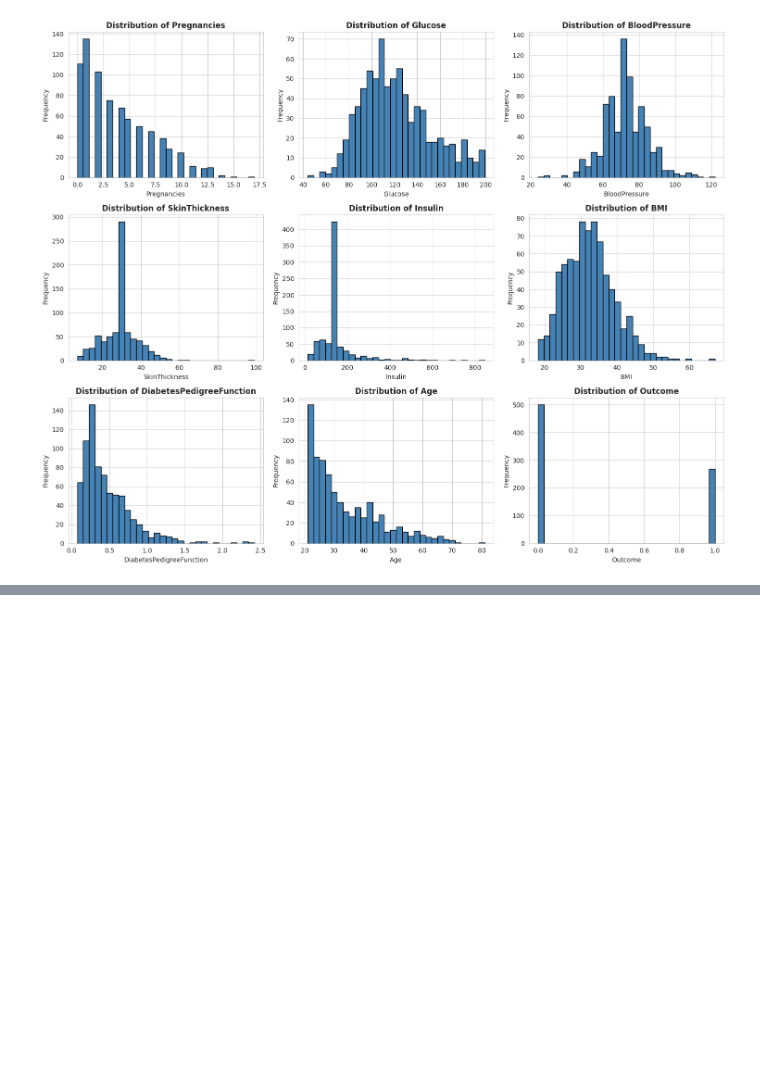
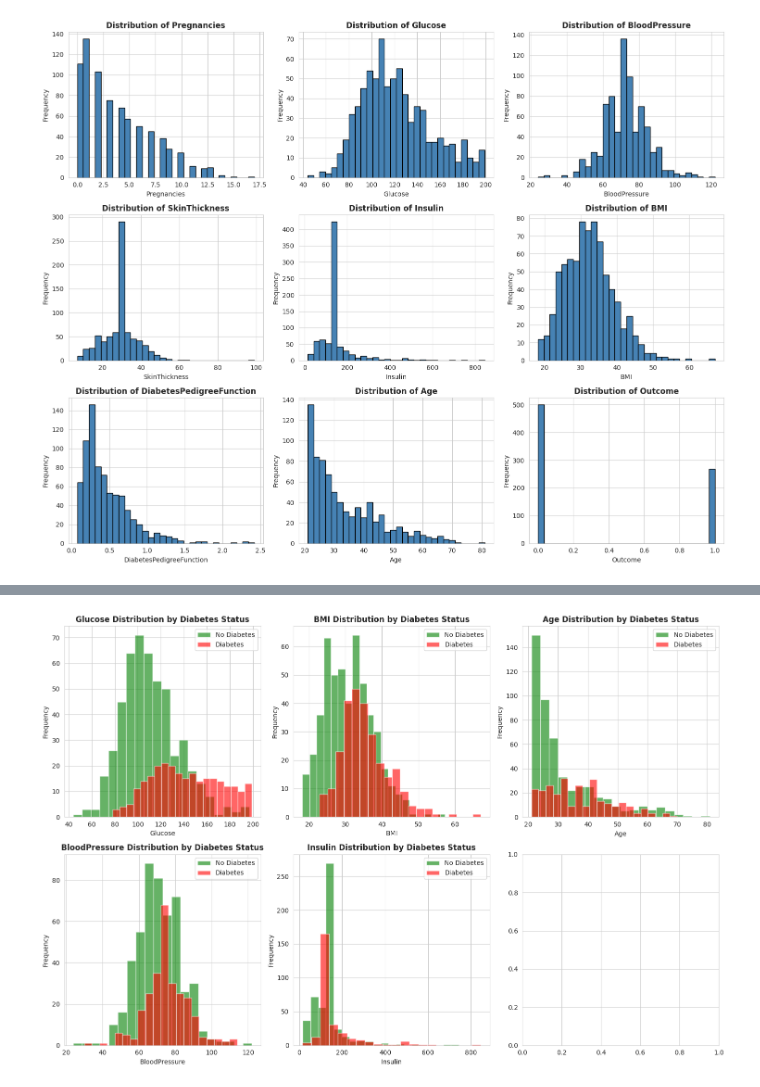
Before and after one commit to riyasingh-10/google-colab, a Jupyter notebook: diabetes_data_filter.ipynb, the cells around one changed output, grey strips where cells are left out. Cells and saved outputs as stored; diff of their text form; code cells hidden in the pictures; blank space fills up the shorter version.

```diff
--- a/diabetes_data_filter.ipynb
+++ b/diabetes_data_filter.ipynb
@@ -243,0 +272,23 @@ plt.show()
+# %%
+# Separate diabetic and non-diabetic patients
+diabetic = df_cleaned[df_cleaned['Outcome'] == 1]
+non_diabetic = df_cleaned[df_cleaned['Outcome'] == 0]
+
+# Compare key metrics
+comparison_features = ['Glucose', 'BMI', 'Age', 'BloodPressure', 'Insulin']
+
+fig, axes = plt.subplots(2, 3, figsize=(15, 10))
+axes = axes.ravel()
+
+for idx, feature in enumerate(comparison_features):
+    axes[idx].hist(non_diabetic[feature], bins=20, alpha=0.6, label='No Diabetes', color='green')
+    axes[idx].hist(diabetic[feature], bins=20, alpha=0.6, label='Diabetes', color='red')
+    axes[idx].set_title(f'{feature} Distribution by Diabetes Status', fontweight='bold')
+    axes[idx].set_xlabel(feature)
+    axes[idx].set_ylabel('Frequency')
+    axes[idx].legend()
+
+plt.tight_layout()
+plt.show()
+# %% [output]
+[figure, added]
```
Also changed, not shown: parts of 5 cells of this notebook.
